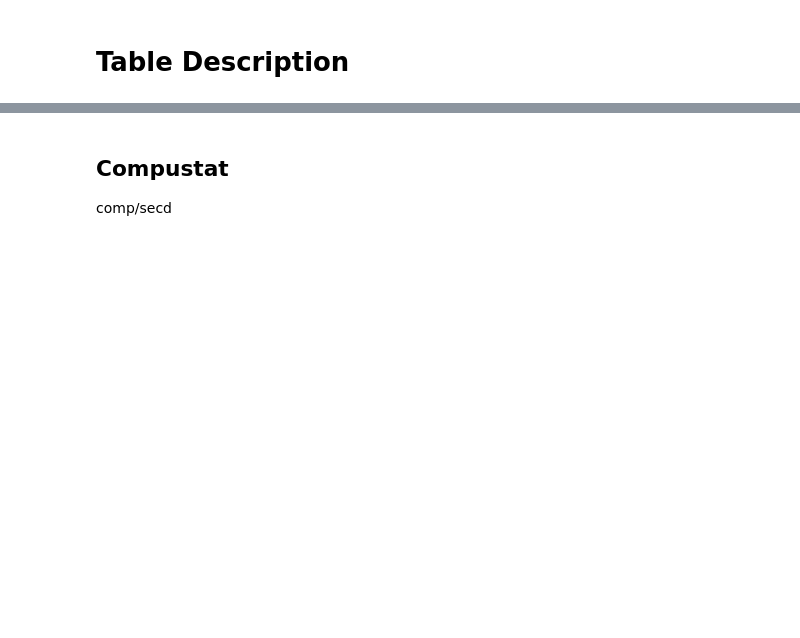
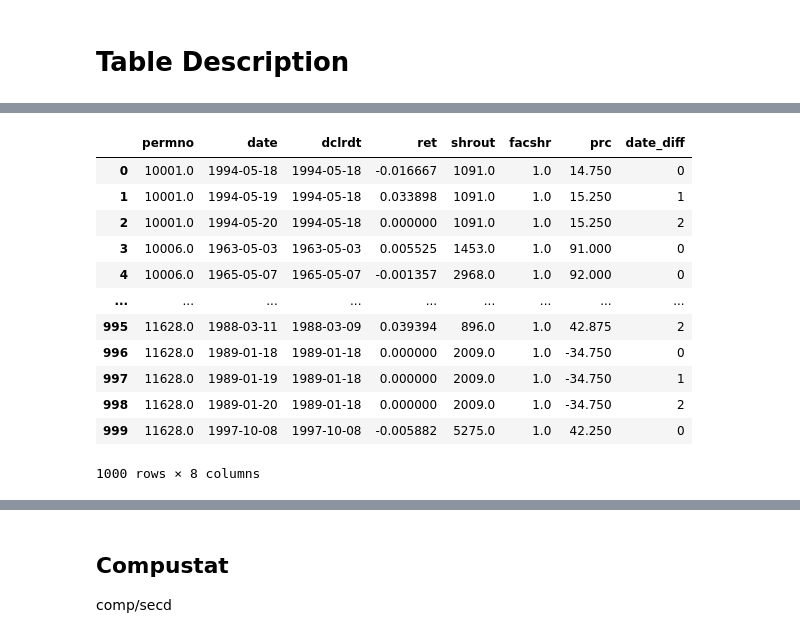
Before and after one commit to rohitashwachaks/finance, a Jupyter notebook: Titman/Assignment-2/stock_split_study.ipynb, the cells around one changed output, grey strips where cells are left out. Saved outputs shown, nothing was run; the diff lists cells and outputs as text; code cells hidden in the pictures; blank space fills up the shorter version.

```diff
--- a/Titman/Assignment-2/stock_split_study.ipynb
+++ b/Titman/Assignment-2/stock_split_study.ipynb
@@ -29,0 +81,33 @@ Done
+# %%
+df_stock_daily = connection.raw_sql('''
+                    SELECT dsf.permno, date, dclrdt, ret, shrout, facshr, prc, crsp.dsf.date - stock_split.dclrdt AS date_diff
+                    FROM crsp.dsf
+                    LEFT JOIN
+                    (
+                        SELECT permno, dclrdt, facshr
+                        FROM crsp.dsedist
+                        WHERE facshr >= 1.0
+                            AND dclrdt IS NOT NULL
+                            AND permno IS NOT NULL
+                    ) stock_split ON stock_split.permno = crsp.dsf.permno
+                    WHERE facshr IS NOT NULL
+                        AND crsp.dsf.date - stock_split.dclrdt <=  2
+                        AND crsp.dsf.date - stock_split.dclrdt >=  0
+                    FETCH FIRST 1000 ROWS ONLY
+                ''',
+                date_cols= ['date', 'rcrddt', 'trtsendt', 'shrenddt'])
+df_stock_daily
+# %% [output]
+|  | permno | date | dclrdt | ret | shrout | facshr | prc | date_diff |
+| 0 | 10001.0 | 1994-05-18 | 1994-05-18 | -0.016667 | 1091.0 | 1.0 | 14.750 | 0 |
+| 1 | 10001.0 | 1994-05-19 | 1994-05-18 | 0.033898 | 1091.0 | 1.0 | 15.250 | 1 |
+| 2 | 10001.0 | 1994-05-20 | 1994-05-18 | 0.000000 | 1091.0 | 1.0 | 15.250 | 2 |
+| 3 | 10006.0 | 1963-05-03 | 1963-05-03 | 0.005525 | 1453.0 | 1.0 | 91.000 | 0 |
+| 4 | 10006.0 | 1965-05-07 | 1965-05-07 | -0.001357 | 2968.0 | 1.0 | 92.000 | 0 |
+| ... | ... | ... | ... | ... | ... | ... | ... | ... |
+| 995 | 11628.0 | 1988-03-11 | 1988-03-09 | 0.039394 | 896.0 | 1.0 | 42.875 | 2 |
+| 996 | 11628.0 | 1989-01-18 | 1989-01-18 | 0.000000 | 2009.0 | 1.0 | -34.750 | 0 |
+| 997 | 11628.0 | 1989-01-19 | 1989-01-18 | 0.000000 | 2009.0 | 1.0 | -34.750 | 1 |
+| 998 | 11628.0 | 1989-01-20 | 1989-01-18 | 0.000000 | 2009.0 | 1.0 | -34.750 | 2 |
+| 999 | 11628.0 | 1997-10-08 | 1997-10-08 | -0.005882 | 5275.0 | 1.0 | 42.250 | 0 |
+1000 rows × 8 columns
```
Also changed, not shown: parts of 10 cells of this notebook, 1 other file.
